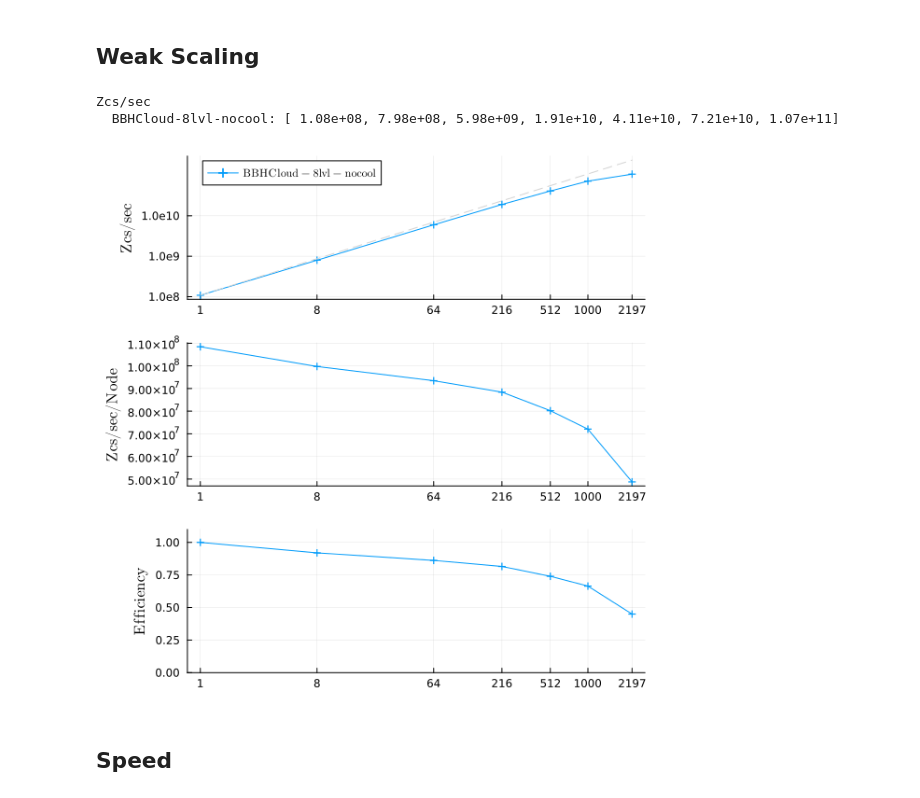
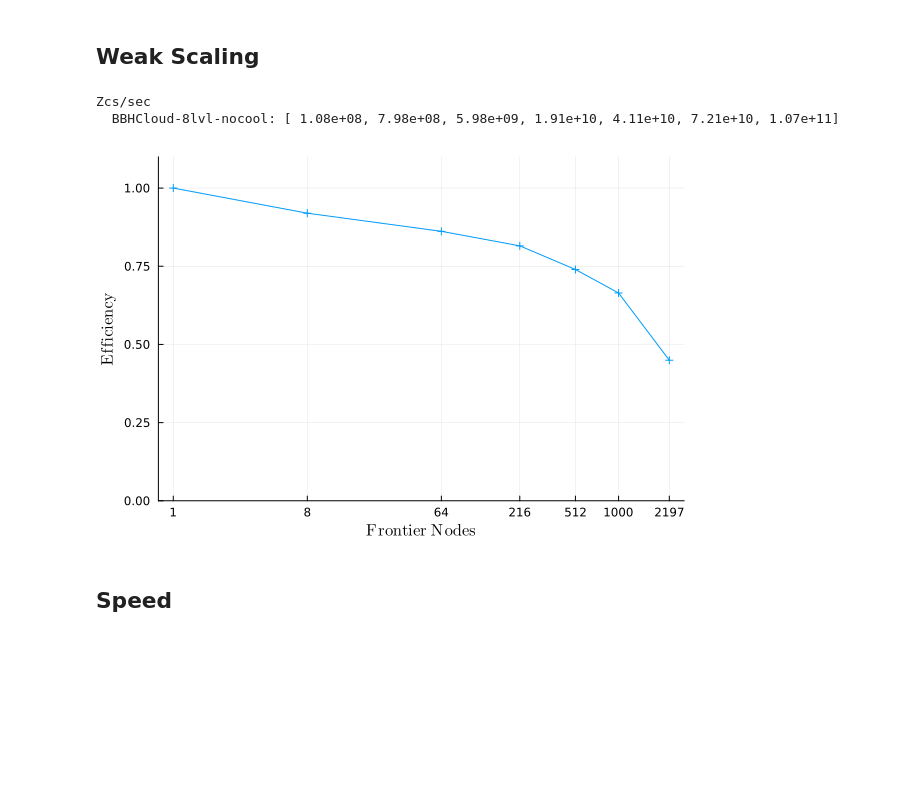
Before and after one commit to lwJi/ETK-Scaling-Tests, a Jupyter notebook: frontier/2025Dec/ipynb/BBHCloud-8lvl-nocool-n256.ipynb, the cells around one changed output. Drawn from its saved outputs; the diff is of its cells as text; code cells hidden in the pictures; blank space fills up the shorter version.

Commit message:
frontier: update ipynb of 2025Dec

```diff
--- a/frontier/2025Dec/ipynb/BBHCloud-8lvl-nocool-n256.ipynb
+++ b/frontier/2025Dec/ipynb/BBHCloud-8lvl-nocool-n256.ipynb
@@ -69,42 +69,44 @@ let patt_dirss = [
     yticks!(plt1, ys, [string(n) for n in ys])
 
     # Plot Efficiency
-    plt2 = plot(ylabel=L"\mathrm{Efficiency}", xscale=:log10)
+    plt2 = plot(ylabel=L"\mathrm{Efficiency}", xlabel=L"\mathrm{Frontier\,\,Nodes}", xscale=:log10)
     xticks!(plt2, xs, [string(n) for n in xs])
 
     plt3 = plot(ylabel=L"\mathrm{Zcs/sec/Node}", xscale=:log10)
     xticks!(plt3, xs, [string(n) for n in xs])
 
     println("Zcs/sec")
     for (patterns, parent_dir, mark) in patt_dirss
         # Load averages for the given patterns and directory
         dats, labs = MiscStdout.load_avgs(patterns, parent_dir; option = "ZcsPerSecond", range=:)
         # Iterate through the loaded datasets
         for (i, dat) in enumerate(dats)
             # Plot Zcs/sec
             plot!(plt1, dat[1], dat[2], label = L"\mathrm{%$(labs[i])}", marker = mark)
             plot!(plt1, dat[1], dat[2][1] .* dat[1], label="", linestyle=:dash, color=:lightgray)
 
             @printf("  %8s: [", labs[i])
             println(join([@sprintf(" %8.2e", d) for d in dat[2]], ","), "]")
 
             # Plot Zcs/sec/Node
             plot!(plt3, dat[1], dat[2] ./ dat[1], label = "",  marker = mark)
 
             # Plot Efficiency
             value_per_node = dat[2] ./ dat[1]
             efficiency = value_per_node ./ first(value_per_node)
             plot!(plt2, dat[1], efficiency, label="", marker = mark, ylims=(0, 1.1))
         end
     end
 
-    plt = plot(plt1, plt3, plt2, layout=(3,1), size=(600, 600))
+    #plt = plot(plt1, plt3, plt2, layout=(3,1), size=(600, 600))
+    plt = plot(plt2, layout=(3,1), size=(600, 400))
     display(plt)
+    #savefig(plt, "BBHCloud-8lvl-nocool-weak-scaling.pdf")
 end
 # %% [output]
 Zcs/sec
   BBHCloud-8lvl-nocool: [ 1.08e+08, 7.98e+08, 5.98e+09, 1.91e+10, 4.11e+10, 7.21e+10, 1.07e+11]
-[figure, old version]
+[figure, new version]
 # %% [markdown]
 ## Speed
 # %%
```
Also changed, not shown: 1 other file.
